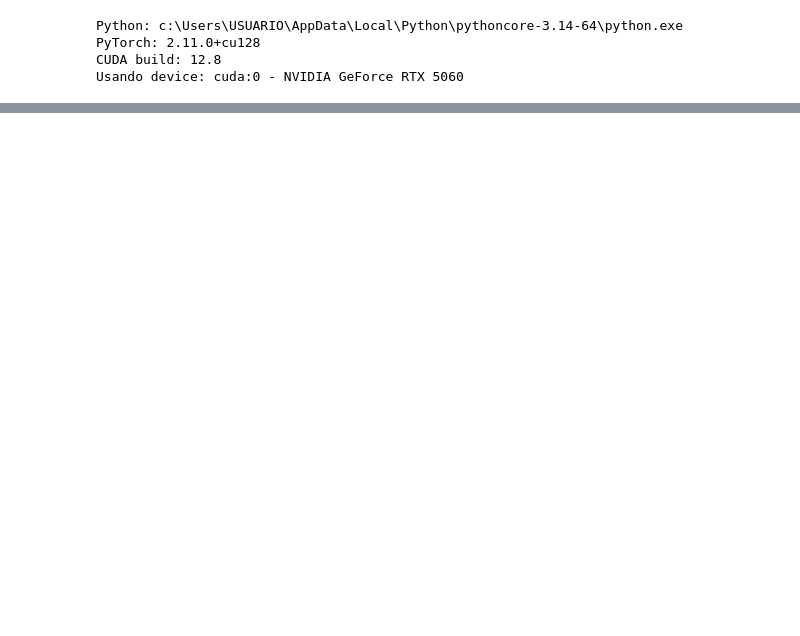
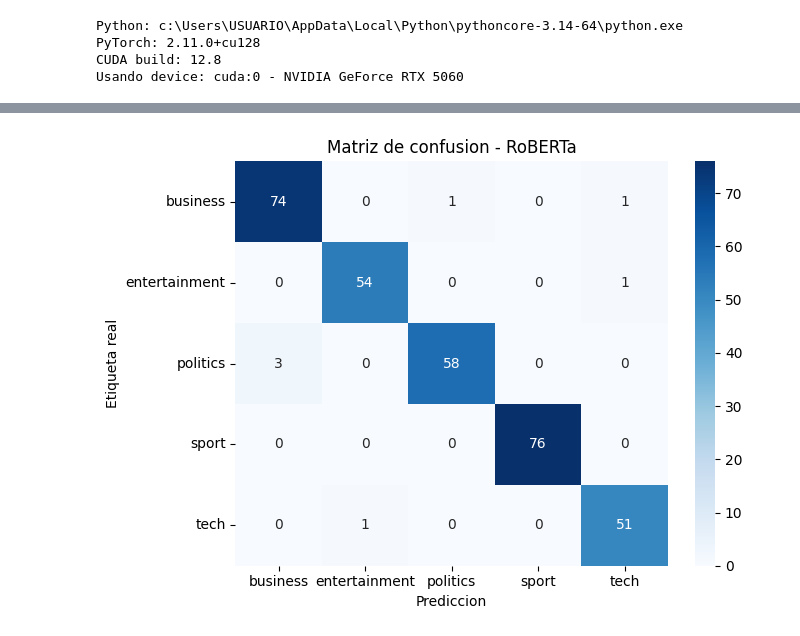
Before and after one commit to Mariagato/DL-TRANSFORMERS, a Jupyter notebook: NewsClassifier.ipynb, the cells around one changed output, grey strips where cells are left out. Cells and saved outputs as stored; diff of their text form; code cells hidden in the pictures; blank space fills up the shorter version.

Commit message:
Update : Se actualiza cuaderno con el modelo completo

```diff
--- a/NewsClassifier.ipynb
+++ b/NewsClassifier.ipynb
@@ -314,0 +391,19 @@ print('labels:', batch['labels'])
+# %%
+def build_model():
+    model = AutoModelForSequenceClassification.from_pretrained(
+        MODEL_NAME,
+        num_labels=len(id2label),
+        id2label=id2label,
+        label2id=label2id,
+    )
+    return model.to(device)
+
+model = build_model()
+
+total_params = sum(p.numel() for p in model.parameters())
+trainable_params = sum(p.numel() for p in model.parameters() if p.requires_grad)
+
+print(model.config.architectures)
+print(f'Modelo cargado en: {next(model.parameters()).device}')
+print(f'Parametros totales: {total_params:,}')
+print(f'Parametros entrenables: {trainable_params:,}')
@@ -314,0 +821,65 @@ print('labels:', batch['labels'])
+# %%
+train_metrics = evaluate_model(model, train_loader, device)
+val_metrics = evaluate_model(model, val_loader, device)
+test_metrics = evaluate_model(model, test_loader, device)
+
+all_labels = train_metrics['labels'] + val_metrics['labels'] + test_metrics['labels']
+all_preds = train_metrics['preds'] + val_metrics['preds'] + test_metrics['preds']
+overall_accuracy = accuracy_score(all_labels, all_preds)
+
+def summarize_split(split_name, metrics):
+    return {
+        'split': split_name,
+        'accuracy': metrics['accuracy'],
+        'precision': metrics['precision'],
+        'recall': metrics['recall'],
+        'f1': metrics['f1'],
+        'loss': metrics['loss'],
+    }
+
+accuracy_summary_df = pd.DataFrame([
+    summarize_split('train', train_metrics),
+    summarize_split('val', val_metrics),
+    summarize_split('test', test_metrics),
+    {
+        'split': 'global_train_val_test',
+        'accuracy': overall_accuracy,
+        'precision': np.nan,
+        'recall': np.nan,
+        'f1': np.nan,
+        'loss': np.nan,
+    },
+])
+
+print(f"Train accuracy: {train_metrics['accuracy']:.4f}")
+print(f"Validation accuracy: {val_metrics['accuracy']:.4f}")
+print(f"Test accuracy: {test_metrics['accuracy']:.4f}")
+print(f"Accuracy global train+val+test: {overall_accuracy:.4f}")
+
+print('\nMetricas resumen:')
+display(accuracy_summary_df)
+
+print('\nReporte por clase en test:')
+print(classification_report(
+    test_metrics['labels'],
+    test_metrics['preds'],
+    target_names=[id2label[i] for i in range(len(id2label))],
+    zero_division=0,
+))
+
+cm = confusion_matrix(test_metrics['labels'], test_metrics['preds'])
+plt.figure(figsize=(7, 5))
+sns.heatmap(
+    cm,
+    annot=True,
+    fmt='d',
+    cmap='Blues',
+    xticklabels=[id2label[i] for i in range(len(id2label))],
+    yticklabels=[id2label[i] for i in range(len(id2label))],
+)
+plt.xlabel('Prediccion')
+plt.ylabel('Etiqueta real')
+plt.title('Matriz de confusion - RoBERTa')
+plt.tight_layout()
+plt.show()
+# %% [output]
@@ -314,0 +909 @@ print('labels:', batch['labels'])
+[figure, added]
```
Also changed, not shown: parts of 41 cells of this notebook.
